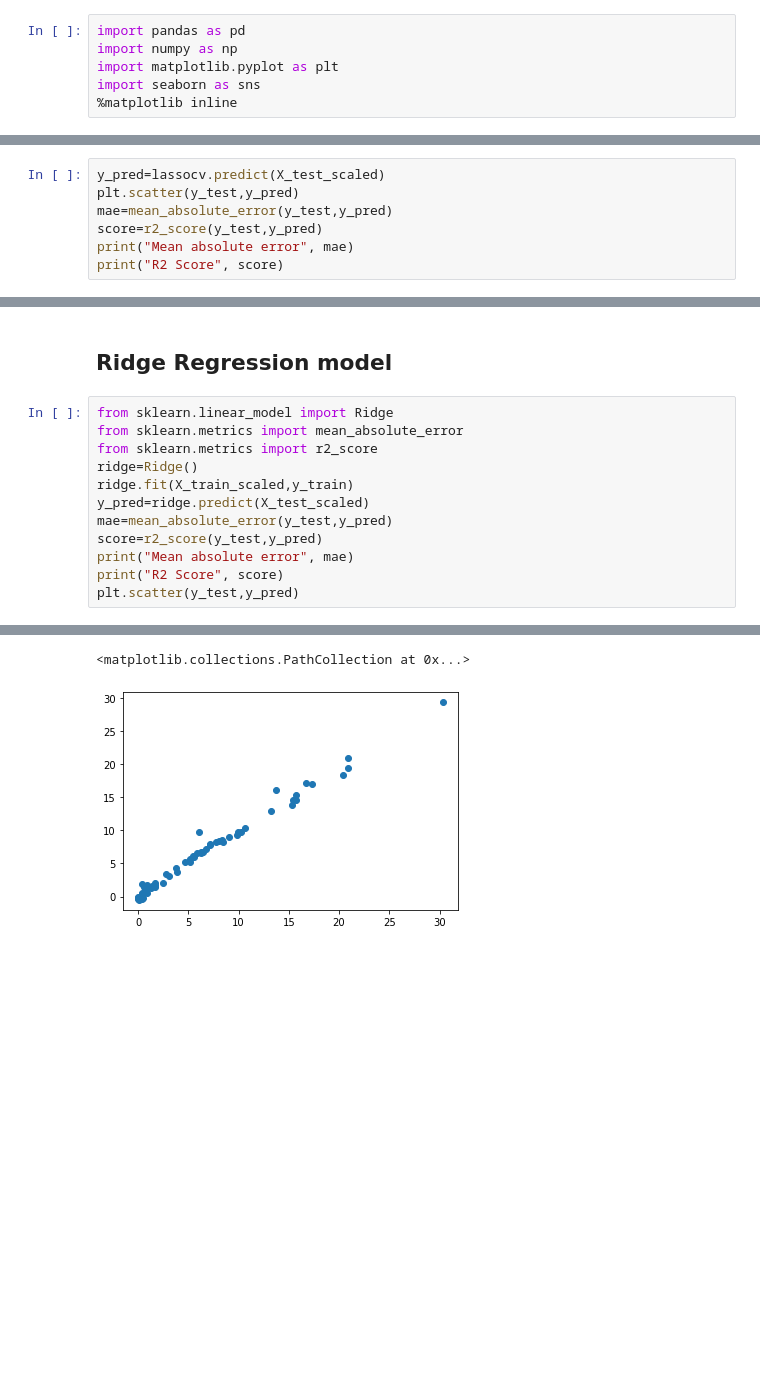
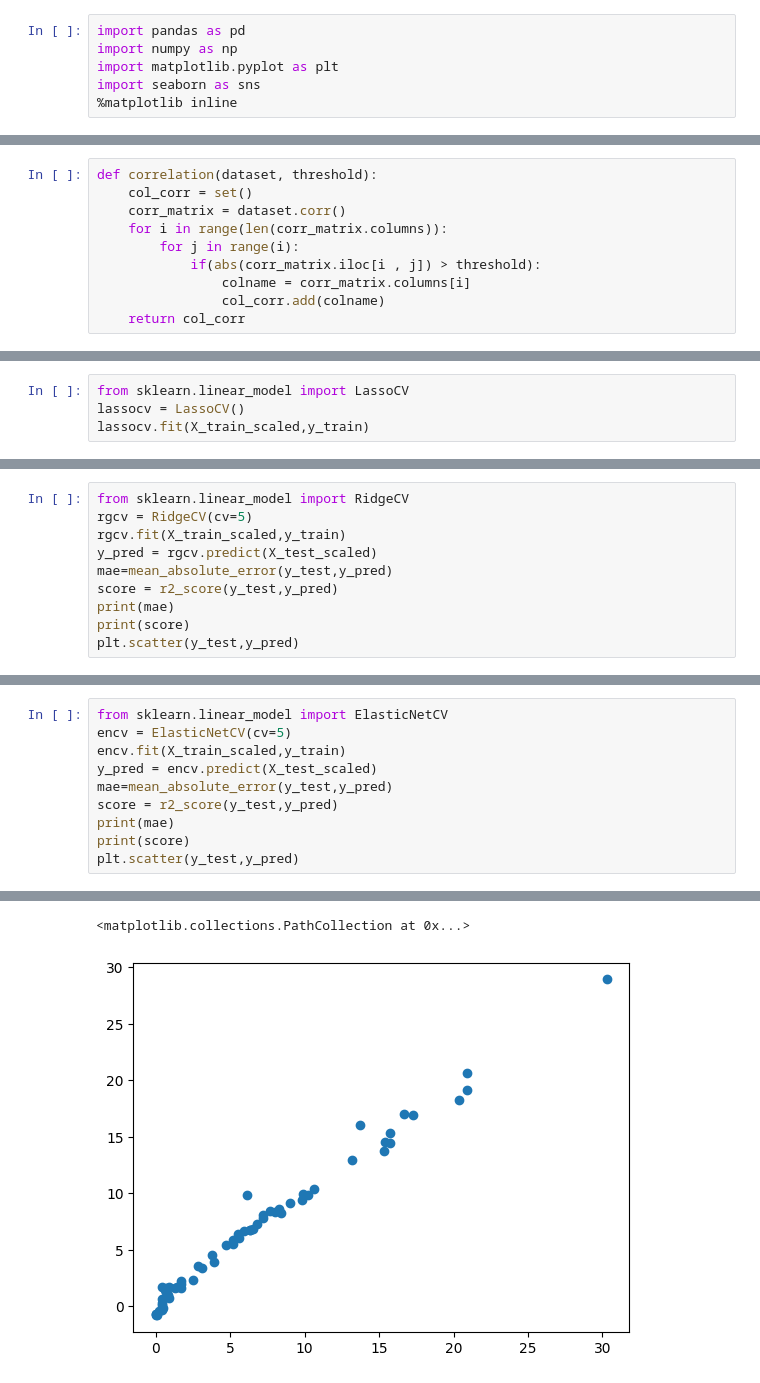
Before and after one commit to prabandh05/ML-models, a Jupyter notebook: Ridge Lassso Elastic Regression Practicals/Model Training.ipynb, the cells around one changed output, grey strips where cells are left out. Cells and saved outputs as stored; diff of their text form; blank space fills up the shorter version.

```diff
--- a/Ridge Lassso Elastic Regression Practicals/Model Training.ipynb
+++ b/Ridge Lassso Elastic Regression Practicals/Model Training.ipynb
@@ -235,0 +85,10 @@ lassocv.alpha_
+# %%
+def correlation(dataset, threshold):
+    col_corr = set()
+    corr_matrix = dataset.corr()
+    for i in range(len(corr_matrix.columns)):
+        for j in range(i):
+            if(abs(corr_matrix.iloc[i , j]) > threshold):
+                colname = corr_matrix.columns[i]
+                col_corr.add(colname)
+    return col_corr
@@ -235,0 +186,4 @@ lassocv.alpha_
+# %%
+from sklearn.linear_model import LassoCV
+lassocv = LassoCV()
+lassocv.fit(X_train_scaled,y_train)
@@ -276,8 +242,11 @@ array([[53.64536329, 65.39074075, 54.89628985, 77.90299066, 39.38236846],
 # %%
-y_pred=lassocv.predict(X_test_scaled)
+from sklearn.linear_model import RidgeCV
+rgcv = RidgeCV(cv=5)
+rgcv.fit(X_train_scaled,y_train)
+y_pred = rgcv.predict(X_test_scaled)
+mae=mean_absolute_error(y_test,y_pred)
+score = r2_score(y_test,y_pred)
+print(mae)
+print(score)
 plt.scatter(y_test,y_pred)
-mae=mean_absolute_error(y_test,y_pred)
-score=r2_score(y_test,y_pred)
-print("Mean absolute error", mae)
-print("R2 Score", score)
 # %% [output]
@@ -287,15 +257,11 @@ R2 Score 0.9820946715928275
-# %% [markdown]
-## Ridge Regression model
 # %%
-from sklearn.linear_model import Ridge
-from sklearn.metrics import mean_absolute_error
-from sklearn.metrics import r2_score
-ridge=Ridge()
-ridge.fit(X_train_scaled,y_train)
-y_pred=ridge.predict(X_test_scaled)
+from sklearn.linear_model import ElasticNetCV
+encv = ElasticNetCV(cv=5)
+encv.fit(X_train_scaled,y_train)
+y_pred = encv.predict(X_test_scaled)
 mae=mean_absolute_error(y_test,y_pred)
-score=r2_score(y_test,y_pred)
-print("Mean absolute error", mae)
-print("R2 Score", score)
+score = r2_score(y_test,y_pred)
+print(mae)
+print(score)
 plt.scatter(y_test,y_pred)
 # %% [output]
@@ -304,2 +270,2 @@ R2 Score 0.9842993364555513
 <matplotlib.collections.PathCollection at 0x...>
-[figure, old version]
+[figure, new version]
```
Also changed, not shown: parts of 64 cells of this notebook, 1 other file.
